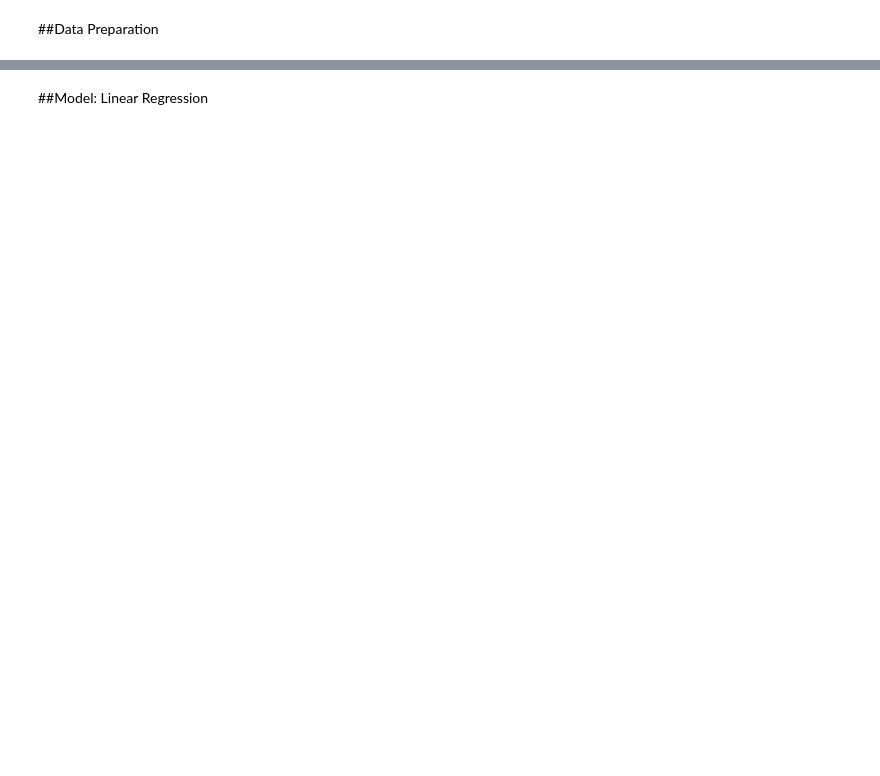
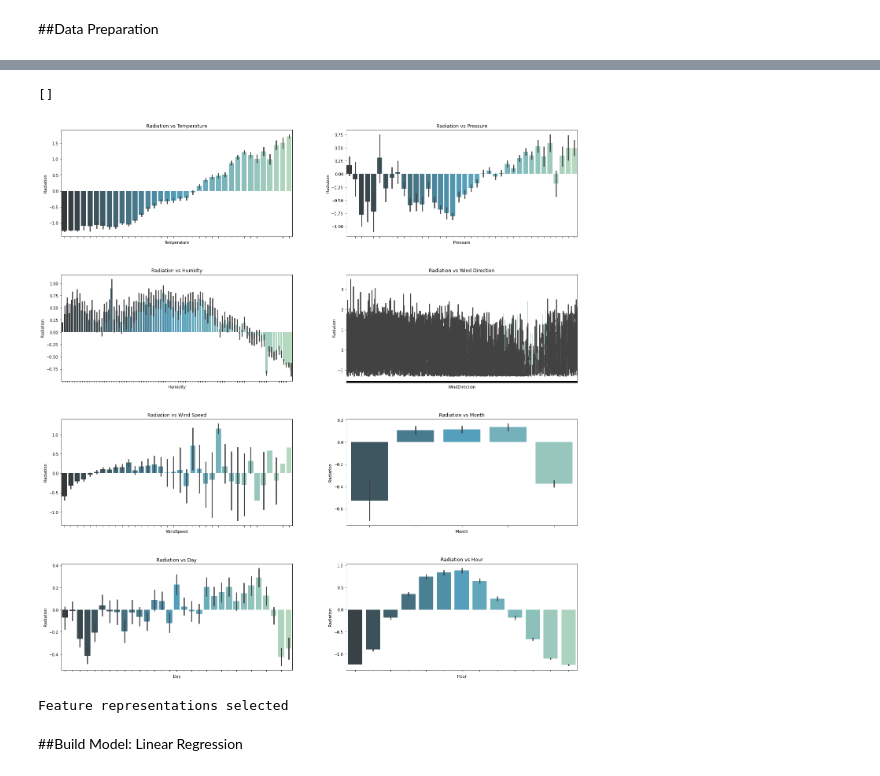
Before and after one commit to marcellinusc/solar-radiation, a Jupyter notebook: ml_model.ipynb, the cells around one changed output, grey strips where cells are left out. Cells and saved outputs as stored; diff of their text form; code cells hidden in the pictures; blank space fills up the shorter version.

```diff
--- a/ml_model.ipynb
+++ b/ml_model.ipynb
@@ -159,41 +258,44 @@ sns.distplot(data['Day'], ax=ax9)
         (ax7, ax8),
     ),
 ) = plt.subplots(4, 2, figsize=(20, 20))
 
 ax1.set_title("Radiation vs Temperature")
 sns.barplot(x="Temperature", y="Radiation",
-            data=data, palette="GnBu_d", ax=ax1)
+            data=parameters, palette="GnBu_d", ax=ax1)
 ax2.set_title("Radiation vs Pressure")
 sns.barplot(x="Pressure", y="Radiation",
-            data=data, palette="GnBu_d", ax=ax2)
+            data=parameters, palette="GnBu_d", ax=ax2)
 ax3.set_title("Radiation vs Humidty")
 sns.barplot(x="Humidity", y="Radiation",
-            data=data, palette="GnBu_d", ax=ax3)
+            data=parameters, palette="GnBu_d", ax=ax3)
 ax4.set_title("Radiation vs Wind Direction")
 sns.barplot(x="WindDirection", y="Radiation",
-            data=data, palette="GnBu_d", ax=ax4)
+            data=parameters, palette="GnBu_d", ax=ax4)
 ax5.set_title("Radiation vs Wind Speed")
 sns.barplot(x="WindSpeed", y="Radiation",
-            data=data, palette="GnBu_d", ax=ax5)
+            data=parameters, palette="GnBu_d", ax=ax5)
 ax6.set_title("Radiation vs Month")
 sns.barplot(x="Month", y="Radiation",
-            data=data, palette="GnBu_d", ax=ax6)
-ax7.set_title("Radiation vs Hour")
+            data=parameters, palette="GnBu_d", ax=ax6)
+ax7.set_title("Radiation vs Day")
+sns.barplot(x="Day", y="Radiation",
+            data=parameters, palette="GnBu_d", ax=ax7)
+ax8.set_title("Radiation vs Hour")
 sns.barplot(x="Hour", y="Radiation",
-            data=data, palette="GnBu_d", ax=ax7)
-ax8.set_title("Radiation vs Day")
-sns.barplot(x="Day", y="Radiation",
-            data=data, palette="GnBu_d", ax=ax8)
+            data=parameters, palette="GnBu_d", ax=ax8)
 
 # Adjust spacing between subplots
 fig.tight_layout(w_pad=3.0, h_pad=5.0)
 
 # Hide x-axis values
 ax1.set_xticklabels([])
 ax2.set_xticklabels([])
 ax3.set_xticklabels([])
 ax4.set_xticklabels([])
 ax5.set_xticklabels([])
 ax6.set_xticklabels([])
 ax7.set_xticklabels([])
 ax8.set_xticklabels([])
+# %% [output]
+[]
+[figure, added]
@@ -230,8 +316,8 @@ feature_columns.append(humidity)
 wdirection = tf.feature_column.numeric_column("WindDirection")
 feature_columns.append(wdirection)
 
-wspeed = tf.feature_column.numeric_column("WindSpeed")
-feature_columns.append(wspeed)
+#wspeed = tf.feature_column.numeric_column("WindSpeed")
+#feature_columns.append(wspeed)
 
 #sunrise = tf.feature_column.numeric_column("Sunrise")
 #feature_columns.append(sunrise)
@@ -248,16 +334,18 @@ feature_columns.append(wspeed)
 hour = tf.feature_column.numeric_column("Hour")
 feature_columns.append(hour)
 
-#minute = tf.feature_column.numeric_column("Minute")
-#feature_columns.append(minute)
+daylight = tf.feature_column.numeric_column("Daylight")
+feature_columns.append(daylight)
 
 # Convert the list of feature columns into a layer that
 # later will be fed into the model.
 feature_layer = tf.keras.layers.DenseFeatures(feature_columns)
 
 print('Feature representations selected')
+# %% [output]
+Feature representations selected
 # %% [markdown]
-##Model: Linear Regression
+##Build Model: Linear Regression
 # %%
 #@title Define plotting function
 
```
Also changed, not shown: parts of 26 cells of this notebook.
